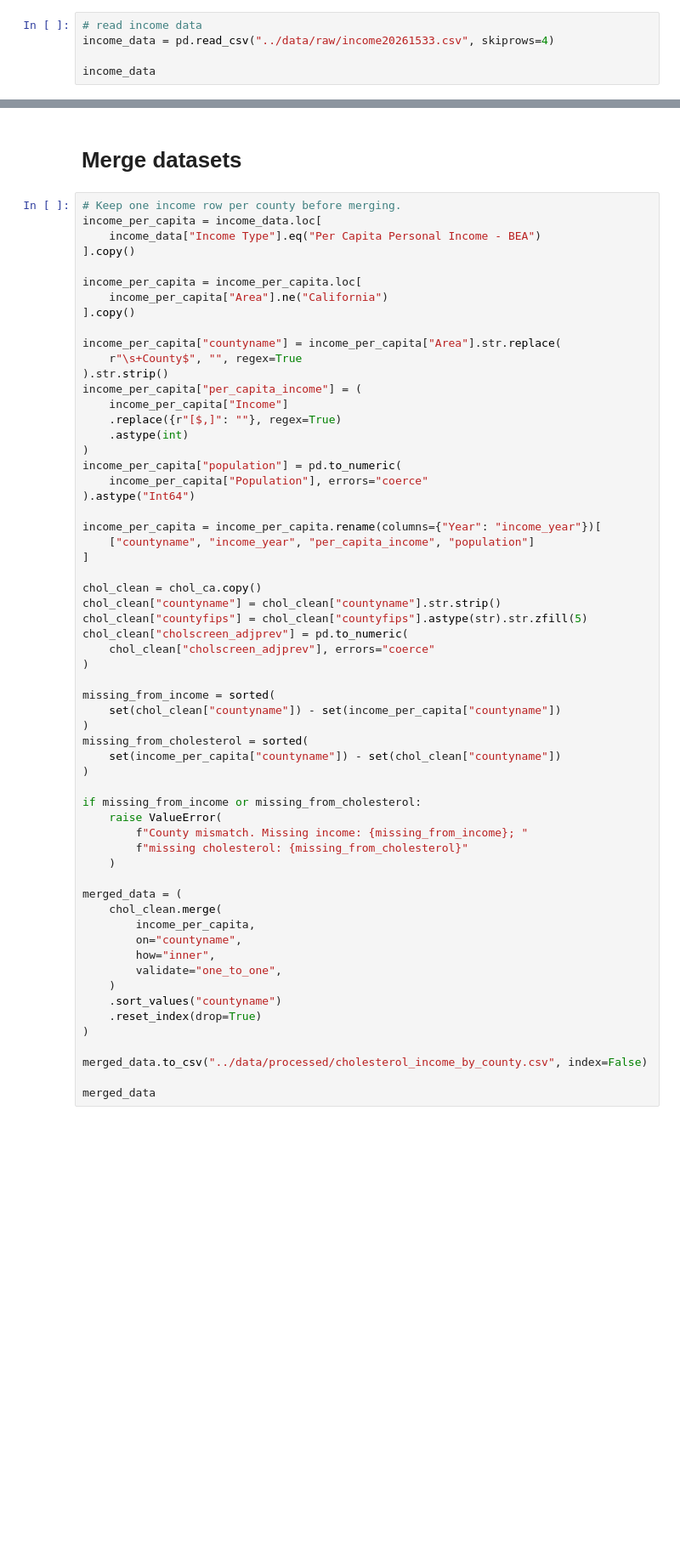
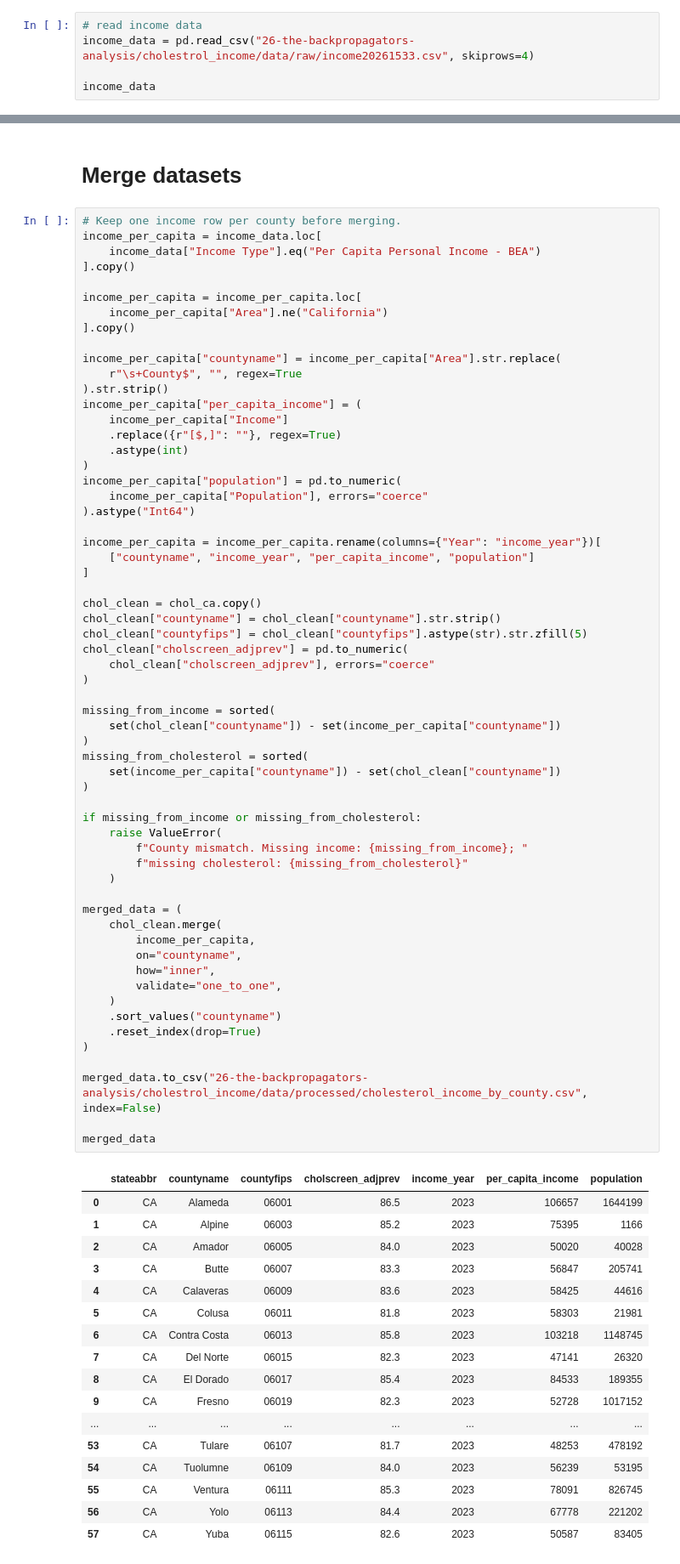
Before and after one commit to ucd-cosmos-data/26-the-backpropagators-analysis, a Jupyter notebook: cholestrol_income/notebooks/countydata.ipynb, the cells around one changed output, grey strips where cells are left out. Shown at 85% size. Cells and saved outputs as stored; diff of their text form; blank space fills up the shorter version.

Commit message:
testing the relative path for merged data

```diff
--- a/cholestrol_income/notebooks/countydata.ipynb
+++ b/cholestrol_income/notebooks/countydata.ipynb
@@ -17,5 +35,5 @@ chol_ca
 # %%
 # read income data
-income_data = pd.read_csv("../data/raw/income20261533.csv", skiprows=4)
+income_data = pd.read_csv("26-the-backpropagators-analysis/cholestrol_income/data/raw/income20261533.csv", skiprows=4)
 
 income_data
@@ -53,31 +85,49 @@ chol_clean["countyfips"] = chol_clean["countyfips"].astype(str).str.zfill(5)
 chol_clean["cholscreen_adjprev"] = pd.to_numeric(
     chol_clean["cholscreen_adjprev"], errors="coerce"
 )
 
 missing_from_income = sorted(
     set(chol_clean["countyname"]) - set(income_per_capita["countyname"])
 )
 missing_from_cholesterol = sorted(
     set(income_per_capita["countyname"]) - set(chol_clean["countyname"])
 )
 
 if missing_from_income or missing_from_cholesterol:
     raise ValueError(
         f"County mismatch. Missing income: {missing_from_income}; "
         f"missing cholesterol: {missing_from_cholesterol}"
     )
 
 merged_data = (
     chol_clean.merge(
         income_per_capita,
         on="countyname",
         how="inner",
         validate="one_to_one",
     )
     .sort_values("countyname")
     .reset_index(drop=True)
 )
 
-merged_data.to_csv("../data/processed/cholesterol_income_by_county.csv", index=False)
+merged_data.to_csv("26-the-backpropagators-analysis/cholestrol_income/data/processed/cholesterol_income_by_county.csv", index=False)
 
 merged_data
+# %% [output]
+|  | stateabbr | countyname | countyfips | cholscreen_adjprev | income_year | per_capita_income | population |
+| 0 | CA | Alameda | 06001 | 86.5 | 2023 | 106657 | 1644199 |
+| 1 | CA | Alpine | 06003 | 85.2 | 2023 | 75395 | 1166 |
+| 2 | CA | Amador | 06005 | 84.0 | 2023 | 50020 | 40028 |
+| 3 | CA | Butte | 06007 | 83.3 | 2023 | 56847 | 205741 |
+| 4 | CA | Calaveras | 06009 | 83.6 | 2023 | 58425 | 44616 |
+| 5 | CA | Colusa | 06011 | 81.8 | 2023 | 58303 | 21981 |
+| 6 | CA | Contra Costa | 06013 | 85.8 | 2023 | 103218 | 1148745 |
+| 7 | CA | Del Norte | 06015 | 82.3 | 2023 | 47141 | 26320 |
+| 8 | CA | El Dorado | 06017 | 85.4 | 2023 | 84533 | 189355 |
+| 9 | CA | Fresno | 06019 | 82.3 | 2023 | 52728 | 1017152 |
+| ... | ... | ... | ... | ... | ... | ... | ... |
+| 53 | CA | Tulare | 06107 | 81.7 | 2023 | 48253 | 478192 |
+| 54 | CA | Tuolumne | 06109 | 84.0 | 2023 | 56239 | 53195 |
+| 55 | CA | Ventura | 06111 | 85.3 | 2023 | 78091 | 826745 |
+| 56 | CA | Yolo | 06113 | 84.4 | 2023 | 67778 | 221202 |
+| 57 | CA | Yuba | 06115 | 82.6 | 2023 | 50587 | 83405 |
```
Also changed, not shown: parts of 2 cells of this notebook.
